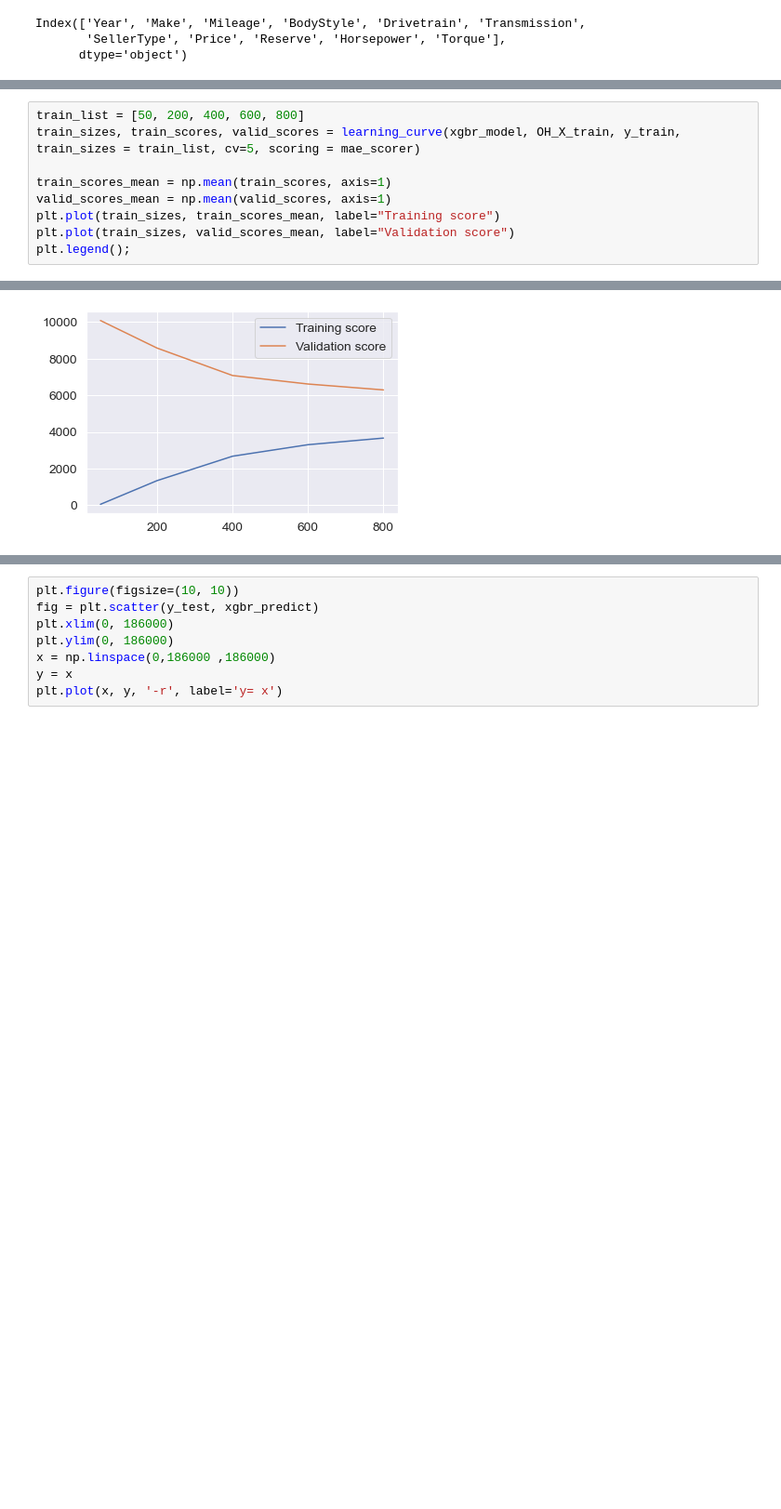
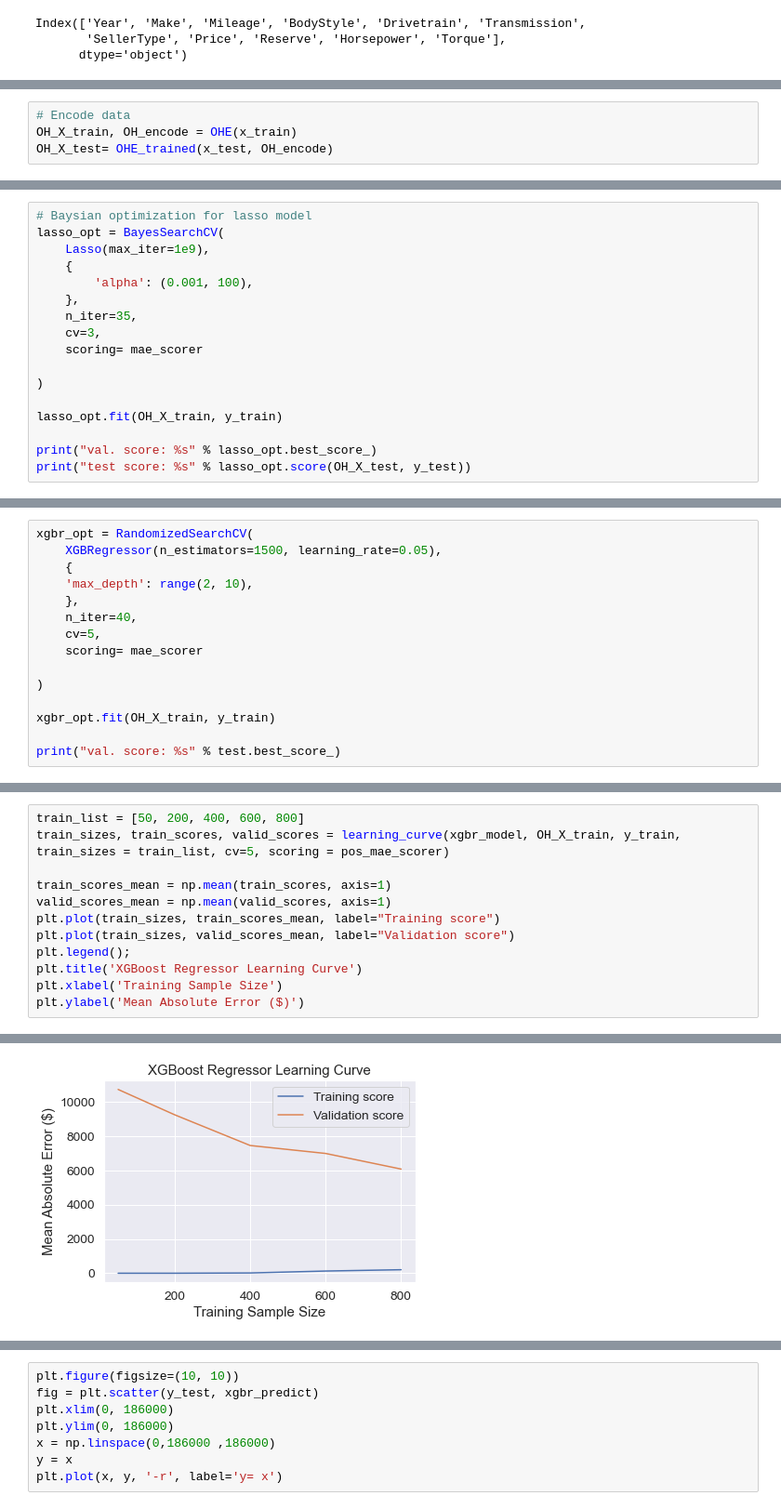
Before and after one commit to justyntyrrell/Car_Auction_Price_Prediction, a Jupyter notebook: car_auction.ipynb, the cells around one changed output, grey strips where cells are left out. Shown at 93% size. Cells and saved outputs as stored; diff of their text form; blank space fills up the shorter version.

```diff
--- a/car_auction.ipynb
+++ b/car_auction.ipynb
@@ -707,0 +472,4 @@ ValueError: Found input variables with inconsistent numbers of samples: [115, 10
+# %%
+# Encode data
+OH_X_train, OH_encode = OHE(x_train)
+OH_X_test= OHE_trained(x_test, OH_encode)
@@ -707,0 +713,17 @@ ValueError: Found input variables with inconsistent numbers of samples: [115, 10
+# %%
+# Baysian optimization for lasso model
+lasso_opt = BayesSearchCV(
+    Lasso(max_iter=1e9),
+    {
+        'alpha': (0.001, 100),
+    },
+    n_iter=35,
+    cv=3,
+    scoring= mae_scorer
+
+)
+
+lasso_opt.fit(OH_X_train, y_train)
+
+print("val. score: %s" % lasso_opt.best_score_)
+print("test score: %s" % lasso_opt.score(OH_X_test, y_test))
@@ -707,0 +764,15 @@ ValueError: Found input variables with inconsistent numbers of samples: [115, 10
+# %%
+xgbr_opt = RandomizedSearchCV(
+    XGBRegressor(n_estimators=1500, learning_rate=0.05),
+    {
+    'max_depth': range(2, 10),
+    },
+    n_iter=40,
+    cv=5,
+    scoring= mae_scorer
+
+)
+
+xgbr_opt.fit(OH_X_train, y_train)
+
+print("val. score: %s" % test.best_score_)
@@ -712,10 +785,13 @@ best params: OrderedDict([('max_depth', 2)])
 # %%
 train_list = [50, 200, 400, 600, 800]
-train_sizes, train_scores, valid_scores = learning_curve(xgbr_model, OH_X_train, y_train, train_sizes = train_list, cv=5, scoring = mae_scorer)
+train_sizes, train_scores, valid_scores = learning_curve(xgbr_model, OH_X_train, y_train, train_sizes = train_list, cv=5, scoring = pos_mae_scorer)
 
 train_scores_mean = np.mean(train_scores, axis=1)
 valid_scores_mean = np.mean(valid_scores, axis=1)
 plt.plot(train_sizes, train_scores_mean, label="Training score")
 plt.plot(train_sizes, valid_scores_mean, label="Validation score")
 plt.legend();
+plt.title('XGBoost Regressor Learning Curve')
+plt.xlabel('Training Sample Size')
+plt.ylabel('Mean Absolute Error ($)')
 # %% [output]
@@ -722 +799 @@ plt.legend();
-[figure, old version]
+[figure, new version]
```
Also changed, not shown: parts of 82 cells of this notebook.
